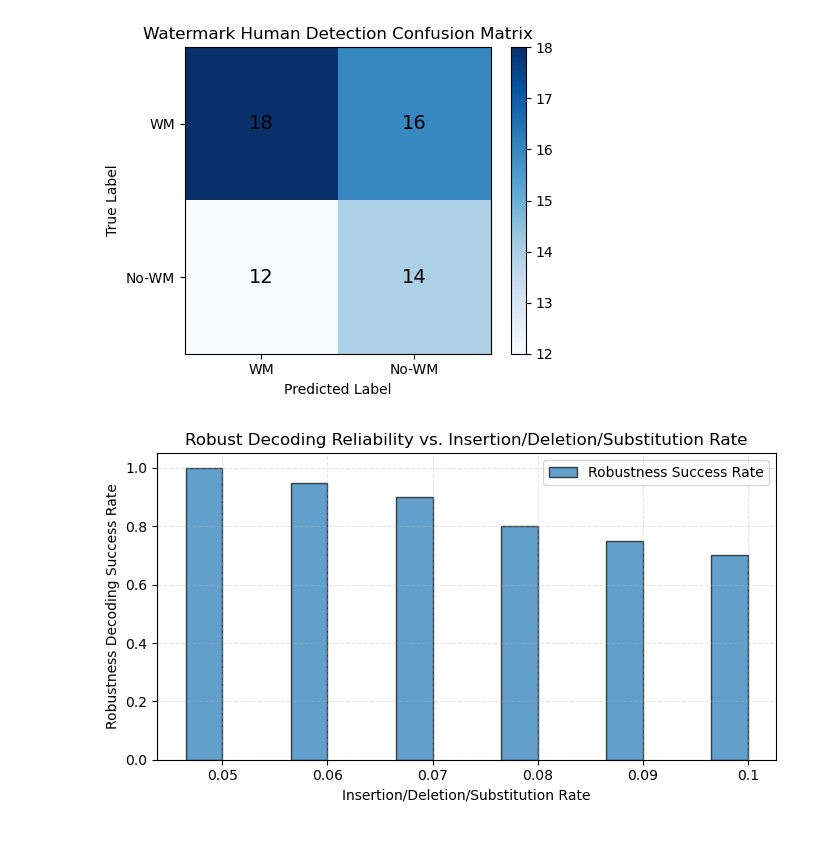
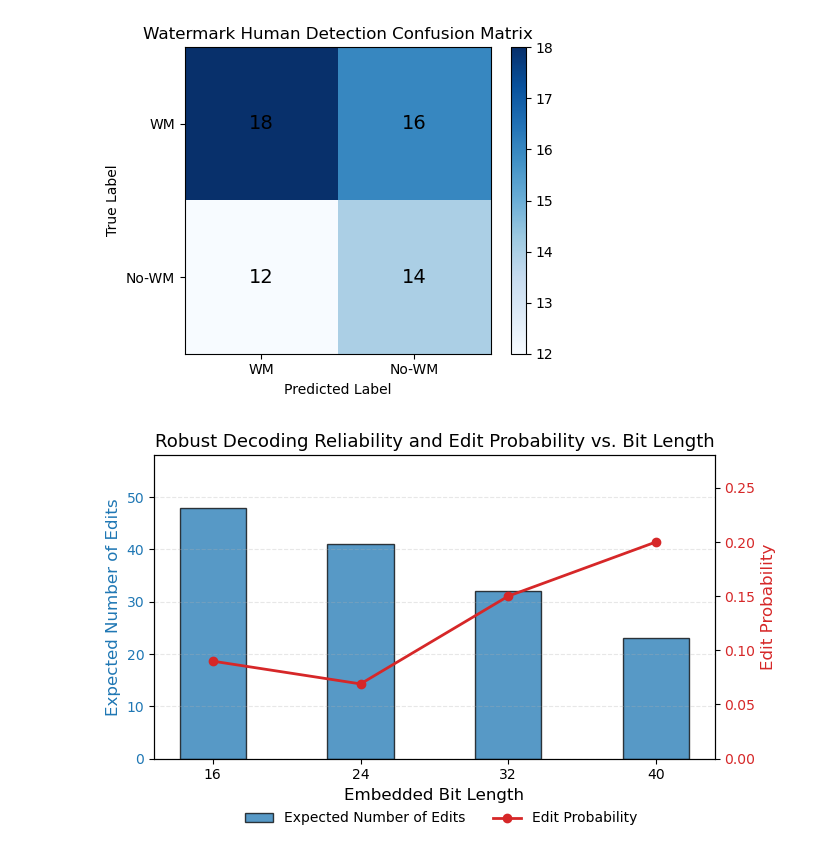
Before and after one commit to SiDongG/Multi-bit-LLM-Embedding, a Jupyter notebook: master/result.ipynb, the cells around one changed output. Cells and saved outputs as stored; diff of their text form; code cells hidden in the pictures.

```diff
--- a/master/result.ipynb
+++ b/master/result.ipynb
@@ -138,40 +138,88 @@ plot_confusion_matrix(18, 12, 16, 14,
 # %% [output]
 [figure]
 # %%
-bits_embedded = np.array([0.05, 0.06, 0.07, 0.08, 0.09, 0.1])
+import numpy as np
+import matplotlib.pyplot as plt
 
-success_rate = np.array([1.0, 0.95, 0.9, 0.8, 0.75, 0.70])
+# -------------------------
+# Data
+# -------------------------
+bits_embedded = np.array([16, 24, 32, 40])
+P = np.array([0.08, 0.069, 0.15, 0.2])          # edit probabilities
+success_rate_mywork = np.array([48, 41, 32, 23])  # recovered bits
 
-# Use equal-spaced categorical x positions
 x = np.arange(len(bits_embedded))
+bar_width = 0.45
 
-bar_width = 0.35  # width of each box
+fig, ax1 = plt.subplots(figsize=(7,4))
 
-plt.figure(figsize=(7,4))
-
-# Regular success rate
-plt.bar(
-    x - bar_width/2,
-    success_rate,
+# -------------------------
+# PRIMARY AXIS (bars)
+# -------------------------
+bars = ax1.bar(
+    x,
+    success_rate_mywork,
     width=bar_width,
     color="C0",
     edgecolor="black",
-    alpha=0.7,
-    label="Robustness Success Rate",
+    alpha=0.75,
+    label="Expected Number of Edits"
+)
+
+ax1.set_xlabel("Embedded Bit Length", fontsize=12)
+ax1.set_ylabel("Expected Number of Edits", fontsize=12, color="C0")
+ax1.tick_params(axis="y", labelcolor="C0")
+ax1.set_ylim(0, max(success_rate_mywork) + 10)
+
+# -------------------------
+# SECONDARY AXIS (line plot)
+# -------------------------
+ax2 = ax1.twinx()
+ax2.plot(
+    x,
+    P,
+    marker="o",
+    linestyle="-",
+    linewidth=2,
+    color="C3",
+    label="Edit Probability"
+)
+
+ax2.set_ylabel("Edit Probability", fontsize=12, color="C3")
+ax2.tick_params(axis="y", labelcolor="C3")
+ax2.set_ylim(0, max(P) * 1.4)
+
+# -------------------------
+# X-axis ticks
+# -------------------------
+plt.xticks(x, bits_embedded)
+
+# -------------------------
+# Title & Grid
+# -------------------------
+plt.title("Robust Decoding Reliability and Edit Probability vs. Bit Length", fontsize=13)
+ax1.grid(axis="y", alpha=0.3, linestyle="--")
+
+# -------------------------
+# Combined Legend
+# -------------------------
+# -------------------------
+# Combined Legend (moved below)
+# -------------------------
+lines_labels = [ax1.get_legend_handles_labels(),
+                ax2.get_legend_handles_labels()]
+lines, labels = [sum(lol, []) for lol in zip(*lines_labels)]
+
+fig.legend(
+    lines, labels,
+    loc="lower center",
+    bbox_to_anchor=(0.5, -0.05),
+    ncol=2,
+    frameon=False
 )
 
 
-# Set categorical ticks
-plt.xticks(x, bits_embedded)
-
-plt.xlabel("Insertion/Deletion/Substitution Rate")
-plt.ylabel("Robustness Decoding Success Rate")
-plt.ylim(0, 1.05)
-plt.title("Robust Decoding Reliability vs. Insertion/Deletion/Substitution Rate")
-plt.grid(True, alpha=0.3, linestyle="--")
-plt.legend()
-
 plt.tight_layout()
 plt.show()
 # %% [output]
-[figure, old version]
+[figure, new version]
```
Also changed, not shown: 13 other files.
